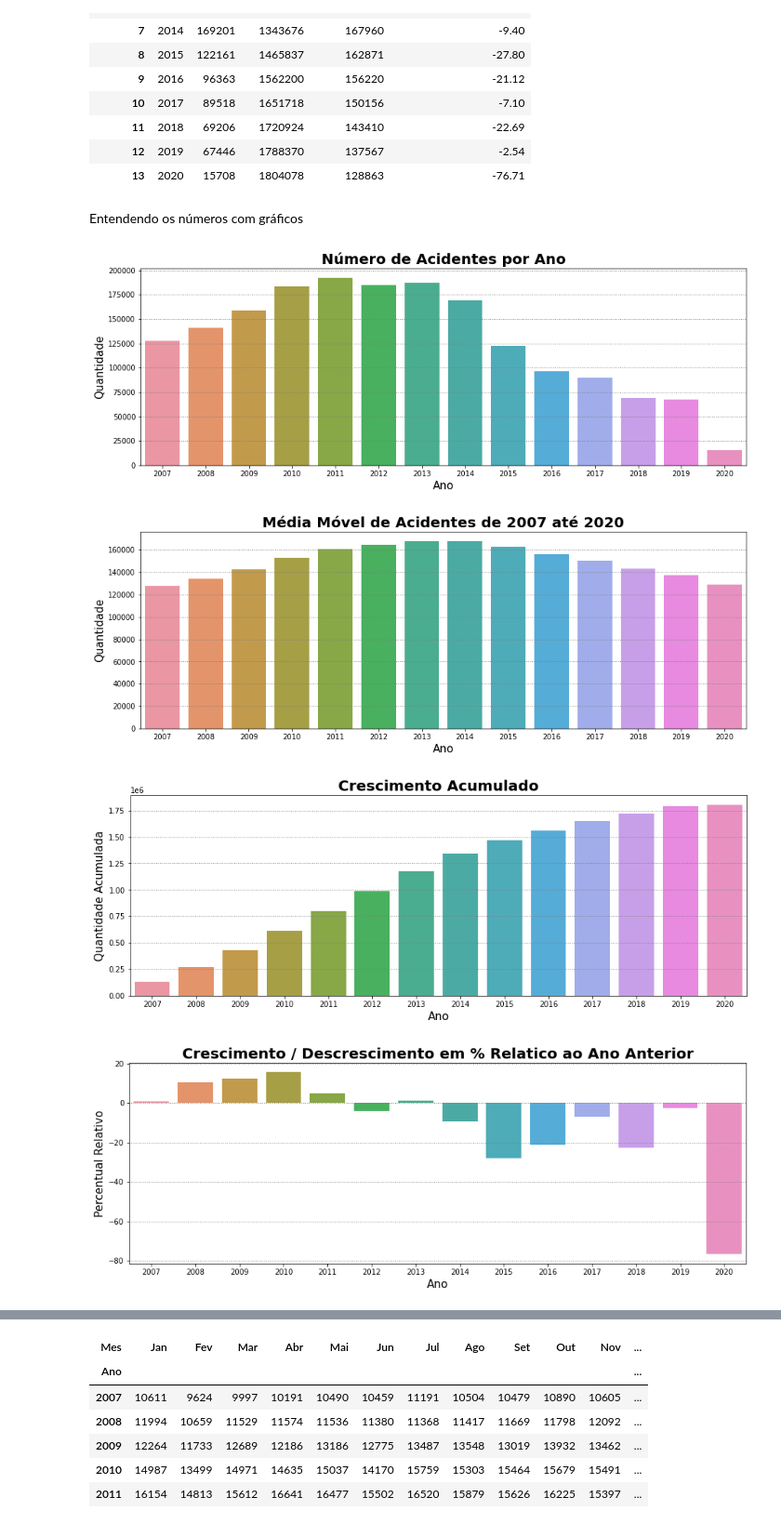
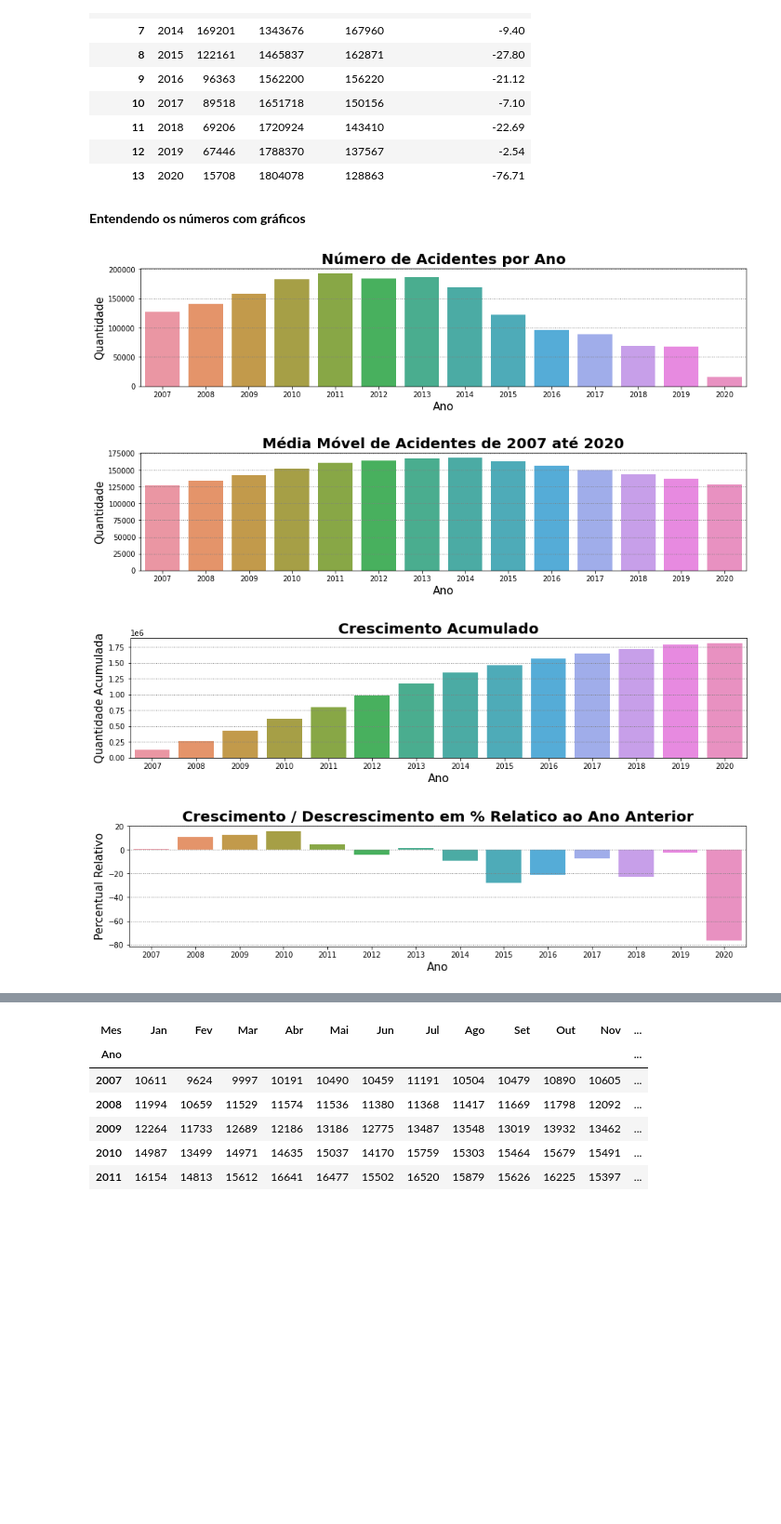
Before and after one commit to FelipeGBarreto/Projects, a Jupyter notebook: Acidentes_Rodovias_Federais.ipynb, the cells around one changed output, grey strips where cells are left out. Shown at 93% size. Drawn from its saved outputs; the diff is of its cells as text; code cells hidden in the pictures; blank space fills up the shorter version.

```diff
--- a/Acidentes_Rodovias_Federais.ipynb
+++ b/Acidentes_Rodovias_Federais.ipynb
@@ -124,37 +122,37 @@ acidentes
 | 12 | 2019 | 67446 | 1788370 | 137567 | -2.54 |
 | 13 | 2020 | 15708 | 1804078 | 128863 | -76.71 |
 # %% [markdown]
-Entendendo os números com gráficos
+**Entendendo os números com gráficos**
 # %%
-plt.figure(figsize=(15,5))
+plt.figure(figsize=(15,3))
 plt.grid(color='gray', linestyle=':', linewidth=1)
 plt.title('Número de Acidentes por Ano',fontweight='bold', fontsize=20)
 ax = sns.barplot(data=acidentes, x="Ano", y="Qtd")
 ax.set_ylabel("Quantidade", fontsize=15)
 ax.set_xlabel("Ano", fontsize=15);
 
-plt.figure(figsize=(15,5))
+plt.figure(figsize=(15,3))
 plt.grid(color='gray', linestyle=':', linewidth=1)
 plt.title('Média Móvel de Acidentes de 2007 até 2020',fontweight='bold', fontsize=20)
 ax = sns.barplot(data=acidentes, x="Ano", y="Media_Movel")
 ax.set_ylabel("Quantidade", fontsize=15)
 ax.set_xlabel("Ano", fontsize=15);
 
-plt.figure(figsize=(15,5))
+plt.figure(figsize=(15,3))
 plt.grid(color='gray', linestyle=':', linewidth=1)
 plt.title('Crescimento Acumulado',fontweight='bold', fontsize=20)
 ax = sns.barplot(data=acidentes, x="Ano", y="Acumulado")
 ax.set_ylabel("Quantidade Acumulada", fontsize=15)
 ax.set_xlabel("Ano", fontsize=15);
 
-plt.figure(figsize=(15,5))
+plt.figure(figsize=(15,3))
 plt.grid(color='gray', linestyle=':', linewidth=1)
 plt.title('Crescimento / Descrescimento em % Relatico ao Ano Anterior',fontweight='bold', fontsize=20)
 ax = sns.barplot(data=acidentes, x="Ano", y="Relativo_ano_anterior_(%)")
 ax.set_ylabel("Percentual Relativo", fontsize=15)
 ax.set_xlabel("Ano", fontsize=15);
 # %% [output]
-[figure, old version]
+[figure, new version]
-[figure, old version]
+[figure, new version]
-[figure, old version]
+[figure, new version]
-[figure, old version]
+[figure, new version]
```
Also changed, not shown: parts of 13 cells of this notebook.
